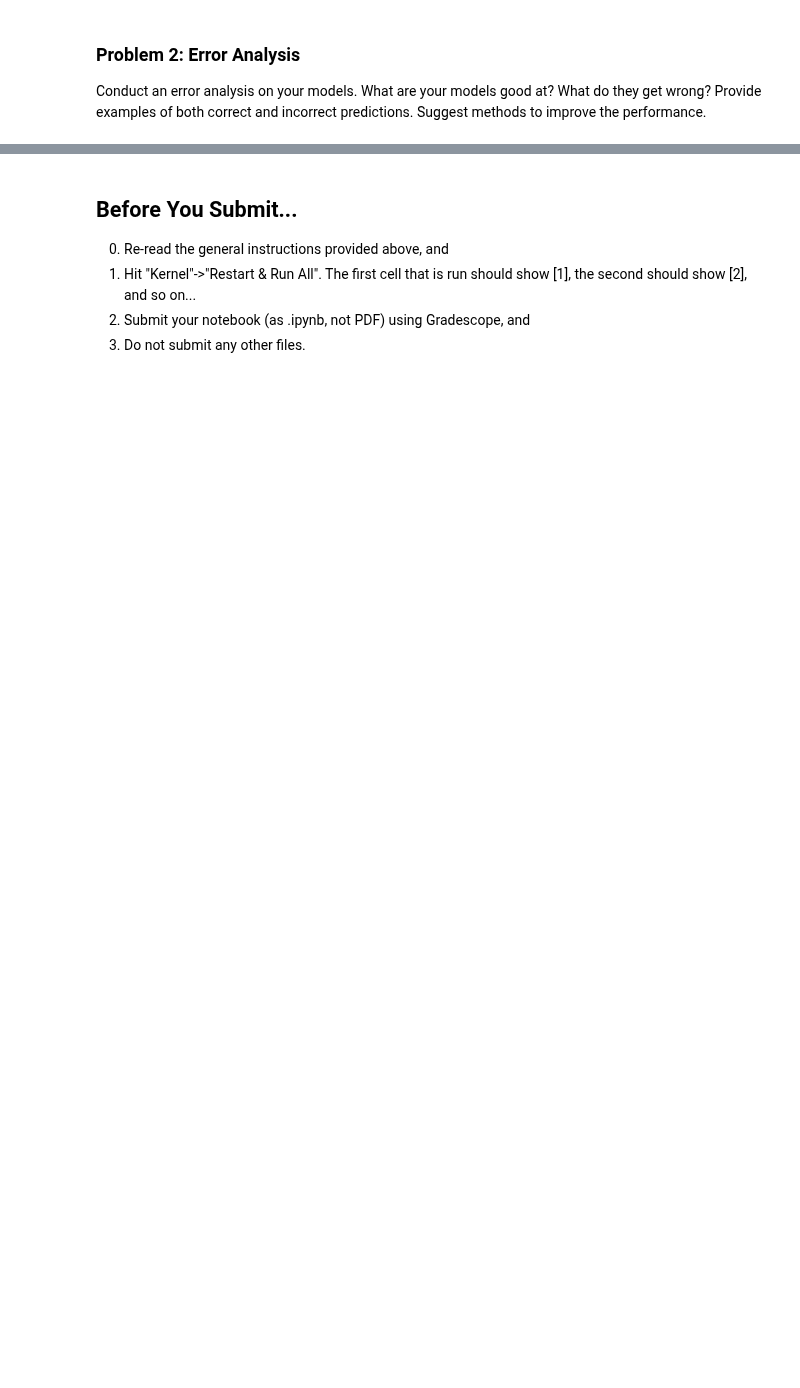
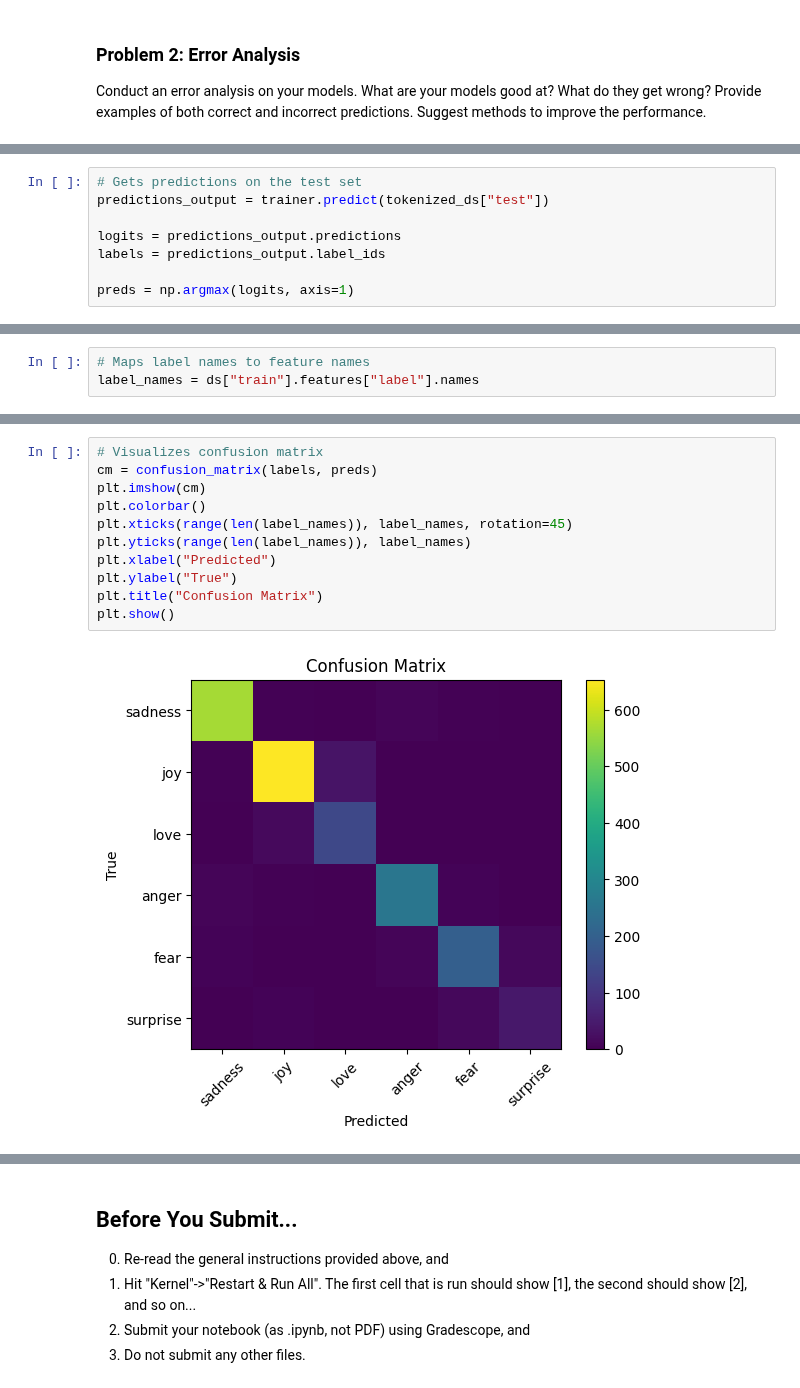
Before and after one commit to JaceLaf/ai_projects, a Jupyter notebook: project_7/project_7.ipynb, the cells around one changed output, grey strips where cells are left out. Cells and saved outputs as stored; diff of their text form; blank space fills up the shorter version.

```diff
--- a/project_7/project_7.ipynb
+++ b/project_7/project_7.ipynb
@@ -170,0 +183,8 @@ Conduct an error analysis on your models. What are your models good at? What do
+# %%
+# Gets predictions on the test set
+predictions_output = trainer.predict(tokenized_ds["test"])
+
+logits = predictions_output.predictions
+labels = predictions_output.label_ids
+
+preds = np.argmax(logits, axis=1)
@@ -170,0 +203,3 @@ Conduct an error analysis on your models. What are your models good at? What do
+# %%
+# Maps label names to feature names
+label_names = ds["train"].features["label"].names
@@ -170,0 +242,13 @@ Conduct an error analysis on your models. What are your models good at? What do
+# %%
+# Visualizes confusion matrix
+cm = confusion_matrix(labels, preds)
+plt.imshow(cm)
+plt.colorbar()
+plt.xticks(range(len(label_names)), label_names, rotation=45)
+plt.yticks(range(len(label_names)), label_names)
+plt.xlabel("Predicted")
+plt.ylabel("True")
+plt.title("Confusion Matrix")
+plt.show()
+# %% [output]
+[figure, added]
```
Also changed, not shown: parts of 14 cells of this notebook.
